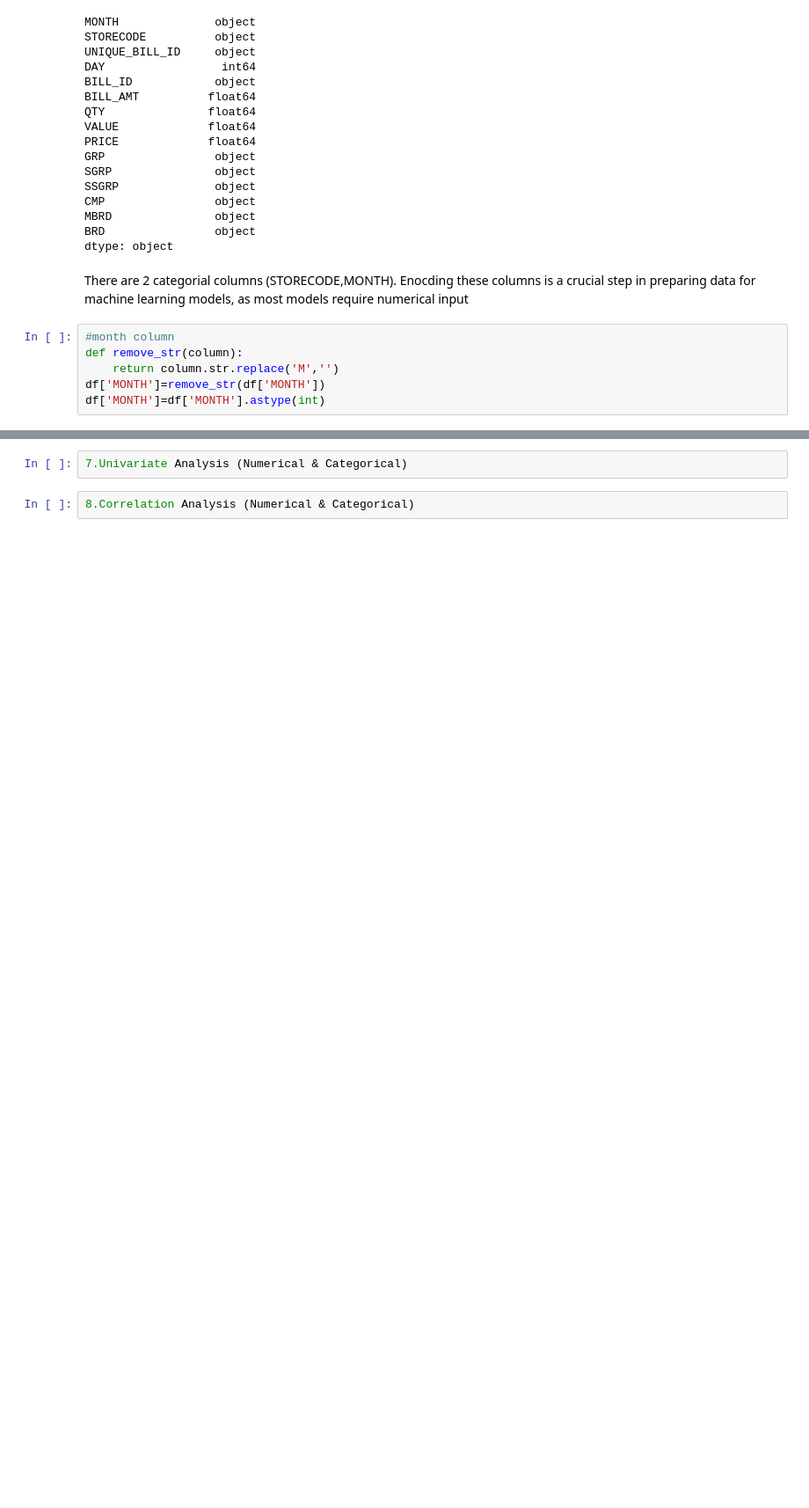
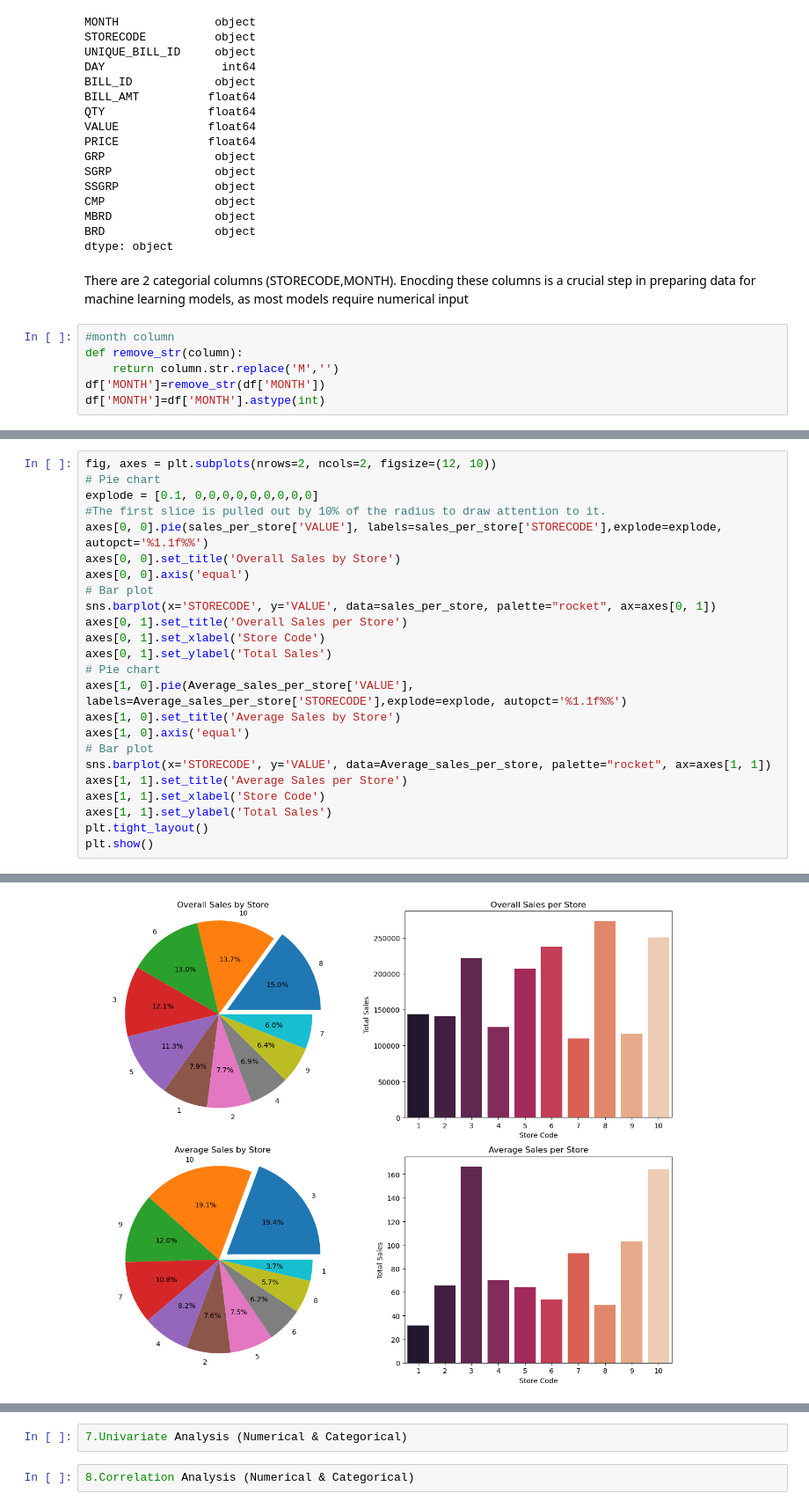
Before and after one commit to shriansh8619/EDA_Customer_Behavior, a Jupyter notebook: EDA_Customer_Behav.ipynb, the cells around one changed output, grey strips where cells are left out. Shown: that part at 88% size. Cells and saved outputs as stored; diff of their text form; blank space fills up the shorter version.

```diff
--- a/EDA_Customer_Behav.ipynb
+++ b/EDA_Customer_Behav.ipynb
@@ -230,0 +296,25 @@ Name: MONTH, Length: 26895, dtype: int32
+# %%
+fig, axes = plt.subplots(nrows=2, ncols=2, figsize=(12, 10))
+# Pie chart
+explode = [0.1, 0,0,0,0,0,0,0,0,0]
+#The first slice is pulled out by 10% of the radius to draw attention to it.
+axes[0, 0].pie(sales_per_store['VALUE'], labels=sales_per_store['STORECODE'],explode=explode, autopct='%1.1f%%')
+axes[0, 0].set_title('Overall Sales by Store')
+axes[0, 0].axis('equal')
+# Bar plot
+sns.barplot(x='STORECODE', y='VALUE', data=sales_per_store, palette="rocket", ax=axes[0, 1])
+axes[0, 1].set_title('Overall Sales per Store')
+axes[0, 1].set_xlabel('Store Code')
+axes[0, 1].set_ylabel('Total Sales')
+# Pie chart
+axes[1, 0].pie(Average_sales_per_store['VALUE'], labels=Average_sales_per_store['STORECODE'],explode=explode, autopct='%1.1f%%')
+axes[1, 0].set_title('Average Sales by Store')
+axes[1, 0].axis('equal')
+# Bar plot
+sns.barplot(x='STORECODE', y='VALUE', data=Average_sales_per_store, palette="rocket", ax=axes[1, 1])
+axes[1, 1].set_title('Average Sales per Store')
+axes[1, 1].set_xlabel('Store Code')
+axes[1, 1].set_ylabel('Total Sales')
+plt.tight_layout()
+plt.show()
+# %% [output]
@@ -230,0 +328 @@ Name: MONTH, Length: 26895, dtype: int32
+[figure, added]
```
Also changed, not shown: parts of 28 cells of this notebook.
